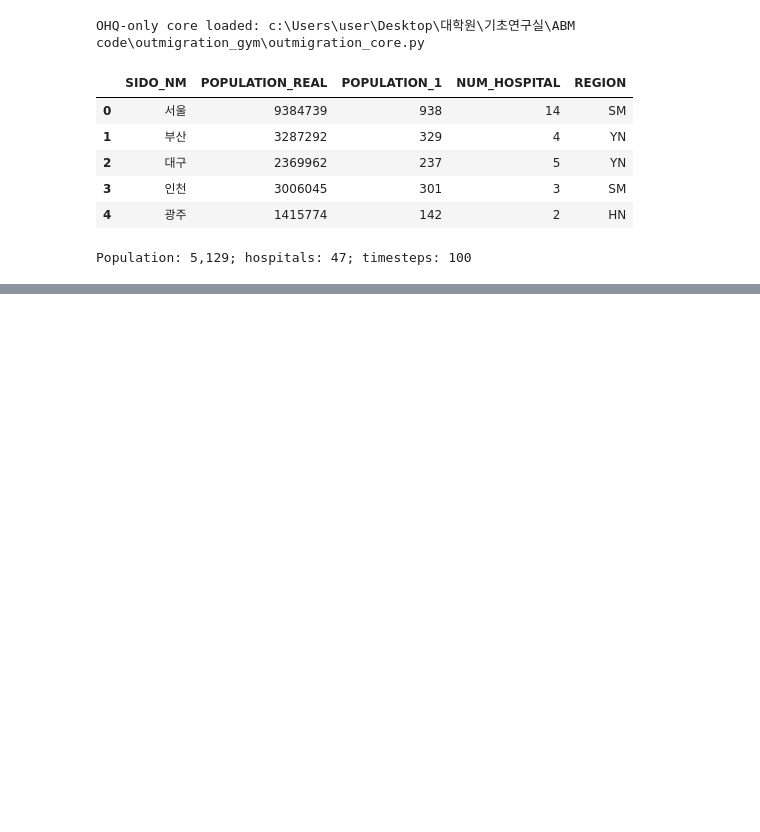
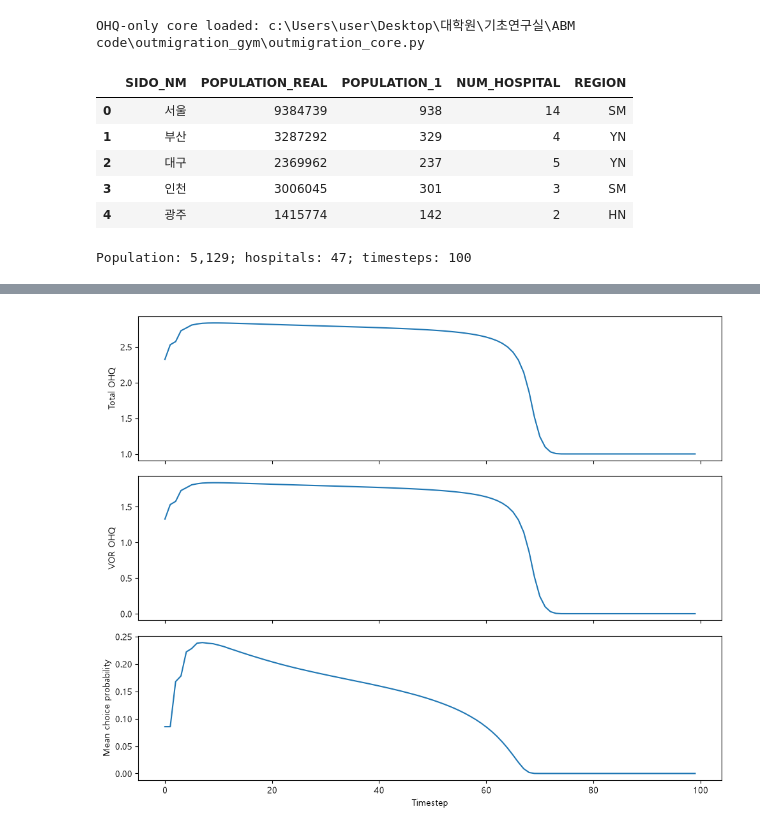
Before and after one commit to hshoon16/outmigration_gym, a Jupyter notebook: outmigration_runner.ipynb, the cells around one changed output, grey strips where cells are left out. Cells and saved outputs as stored; diff of their text form; code cells hidden in the pictures; blank space fills up the shorter version.

```diff
--- a/outmigration_runner.ipynb
+++ b/outmigration_runner.ipynb
@@ -193,3 +171,26 @@ plot_simulation_results(baseline_sim, baseline_results, '(No Action)')
+# %%
+idx_snu = baseline_sim.df_Hospital_info.index[
+    baseline_sim.df_Hospital_info['nm_hospital'] == '분당서울대병원'
+][0]
+
+t = np.arange(baseline_sim.parameter_set.max_dt)
+
+fig, axes = plt.subplots(3, 1, figsize=(10, 8), sharex=True)
+
+axes[0].plot(t, baseline_sim.achv_OHQ[:len(t), idx_snu])
+axes[0].set_ylabel('Total OHQ')
+
+axes[1].plot(t, baseline_sim.achv_vor_OHQ[:len(t), idx_snu])
+axes[1].set_ylabel('VOR OHQ')
+
+axes[2].plot(t, baseline_sim.achv_mean_hospital_choice_prob[:len(t), idx_snu])
+axes[2].set_ylabel('Mean choice probability')
+axes[2].set_xlabel('Timestep')
+
+plt.tight_layout()
+plt.show()
+# %% [output]
+[figure, added]
 # %%
 # 2026-11-11: scenario actions are fixed for the investment interval using the OHQ immediately before investment.
 ACTION_MAX_DT = parameter_set.max_dt
```
Also changed, not shown: parts of 6 cells of this notebook, 1 other file.
